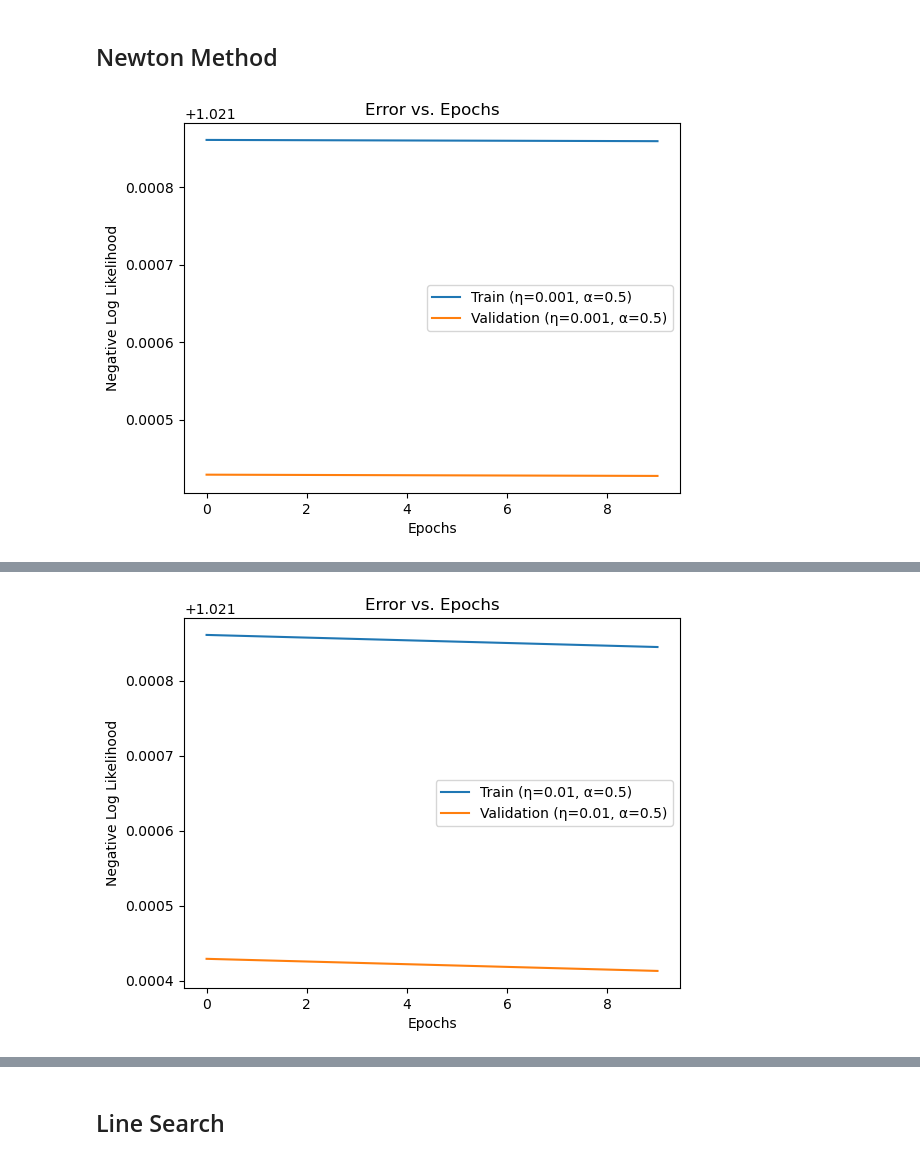
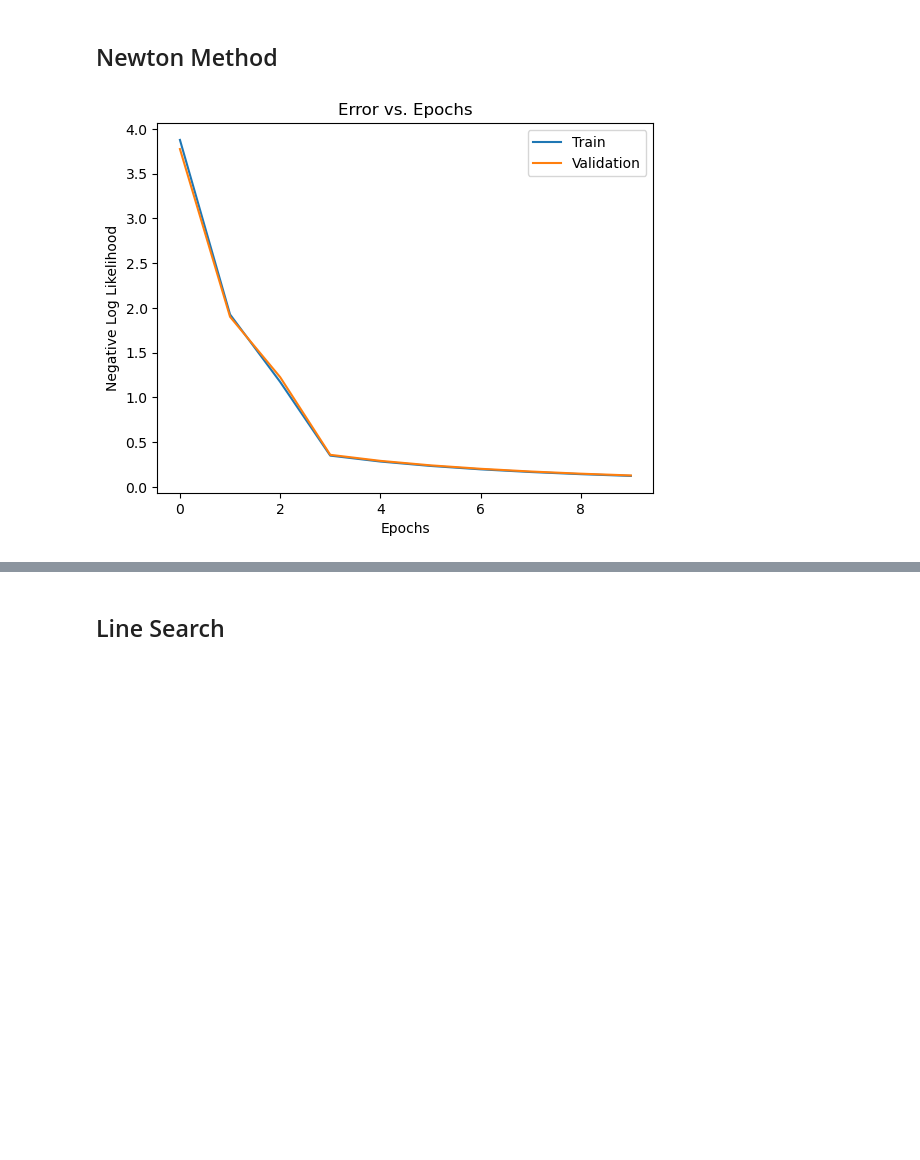
Before and after one commit to JvPost/CDSML, a Jupyter notebook: assignment4.ipynb, the cells around one changed output, grey strips where cells are left out. Drawn from its saved outputs; the diff is of its cells as text; code cells hidden in the pictures; blank space fills up the shorter version.

```diff
--- a/assignment4.ipynb
+++ b/assignment4.ipynb
@@ -231,7 +231,7 @@ for alpha in momentums:
     for eta in learning_rates:
         start_time = time.time()
 
-        w, train_errors, val_errors, best_train_error, best_val_error = train(train_images_bias, train_labels, w_init.copy(), eta, 10000, alpha, val_images_bias, val_labels)
+        w, train_errors, val_errors, best_train_error, best_val_error = train_momentum(train_images_bias, train_labels, w_init.copy(), eta, 10000, alpha, val_images_bias, val_labels)
 
         end_time = time.time()
         elapsed_time = end_time - start_time
@@ -427,16 +423,14 @@ def hessian(X, y_pred, alpha):
     return H
 # %%
 # redefine train
-def train(x, t, w, learning_rate, epochs, lambda_value, alpha, x_val=None, t_val=None):
+def train_newton(x, t, w, epochs, eta, lmbda, x_val=None, t_val=None):
     train_errors = []
     val_errors = []
 
     best_train_error = float('inf')
     best_val_error = float('inf')
 
-    prev_delta_w = np.zeros_like(w)
-
-    for epoch in range(epochs):
+    for _ in range(epochs):
         y_pred = predict(x, w)
         current_train_error = NLL(y_pred, t)
         train_errors.append(current_train_error)
@@ -454,50 +448,49 @@ def train(x, t, w, learning_rate, epochs, lambda_value, alpha, x_val=None, t_val
 
             best_val_error = min(best_val_error, current_val_error)
 
-        grad = gradient(x, y_pred, t, w, prev_delta_w, lambda_value, alpha)
-        H = hessian(x, y_pred, alpha)
-        delta_w = -np.linalg.inv(H) @ grad
-        w -= learning_rate * delta_w
-        prev_delta_w = delta_w
+        grad = gradient(x, y_pred, t, lmbda, w) # w = (785 x 1), 785 = 28 x 28 + 1
+        H = hessian(x, y_pred, lmbda)
+        delta_w = - eta * np.linalg.solve(H, grad)
+        w += delta_w
 
     return w, train_errors, val_errors, best_train_error, best_val_error
 # %%
 # training loop
-alpha = 0.5 # based on previous experiments
-lambda_value = 0.1
+lmbda = 5
+n_epochs = 10
+eta = .2
 
-for eta in learning_rates:
-    start_time = time.time()
+start_time = time.time()
 
-    w, train_errors, val_errors, best_train_error, best_val_error = train(train_images_bias, train_labels, w_init.copy(), eta, 10, lambda_value, alpha, val_images_bias, val_labels)
+w, train_errors, val_errors, best_train_error, best_val_error = train_newton(train_images_bias, train_labels, w_init.copy(), n_epochs, eta, lmbda, val_images_bias, val_labels)
 
-    end_time = time.time()
-    elapsed_time = end_time - start_time
+end_time = time.time()
+elapsed_time = end_time - start_time
 
-    plt.plot(train_errors, label=f'Train (η={eta}, α={alpha})')
-    plt.plot(val_errors, label=f'Validation (η={eta}, α={alpha})')
-    plt.xlabel('Epochs')
-    plt.ylabel('Negative Log Likelihood')
-    plt.legend()
-    plt.title('Error vs. Epochs')
-    plt.show()
+plt.plot(train_errors, label=f'Train')
+plt.plot(val_errors, label=f'Validation')
+plt.xlabel('Epochs')
+plt.ylabel('Negative Log Likelihood')
+plt.legend()
+plt.title('Error vs. Epochs')
+plt.show()
 
-    y_train_pred = predict(train_images_bias, w)
-    train_misclass_rate = misclassification_rate(y_train_pred, train_labels)
+y_train_pred = predict(train_images_bias, w)
+train_misclass_rate = misclassification_rate(y_train_pred, train_labels)
 
-    y_val_pred = predict(val_images_bias, w)
-    val_misclass_rate = misclassification_rate(y_val_pred, val_labels)
+y_val_pred = predict(val_images_bias, w)
+val_misclass_rate = misclassification_rate(y_val_pred, val_labels)
 
-    y_test_pred = predict(test_images_bias, w)
-    test_error = NLL(y_test_pred, test_labels)
-    test_misclass_rate = misclassification_rate(y_test_pred, test_labels)
+y_test_pred = predict(test_images_bias, w)
+test_error = NLL(y_test_pred, test_labels)
+test_misclass_rate = misclassification_rate(y_test_pred, test_labels)
 
-    print(f"Best training error with (η={eta}, α={alpha}): {best_train_error}")
-    print(f"Best validation error with (η={eta}, α={alpha}): {best_val_error}")
-    print(f"Test error with (η={eta}, α={alpha}): {test_error}")
-    print(f"Training misclassification rate: {train_misclass_rate}")
-    print(f"Validation misclassification rate: {val_misclass_rate}")
-    print(f"Test misclassification rate: {test_misclass_rate}")
-    print(f"Training time (η={eta}, α={alpha}): {elapsed_time} seconds")
+print(f"Best training error: {best_train_error}")
+print(f"Best validation error: {best_val_error}")
+print(f"Test error: {test_error}")
+print(f"Training misclassification rate: {train_misclass_rate}")
+print(f"Validation misclassification rate: {val_misclass_rate}")
+print(f"Test misclassification rate: {test_misclass_rate}")
+print(f"Training time: {elapsed_time} seconds")
 # %% [output]
-[figure, old version]
+[figure, new version]
@@ -511 +503,0 @@ Training time (η=0.001, α=0.5): 15.567757606506348 seconds
-[figure, removed]
```
Also changed, not shown: parts of 20 cells of this notebook.
